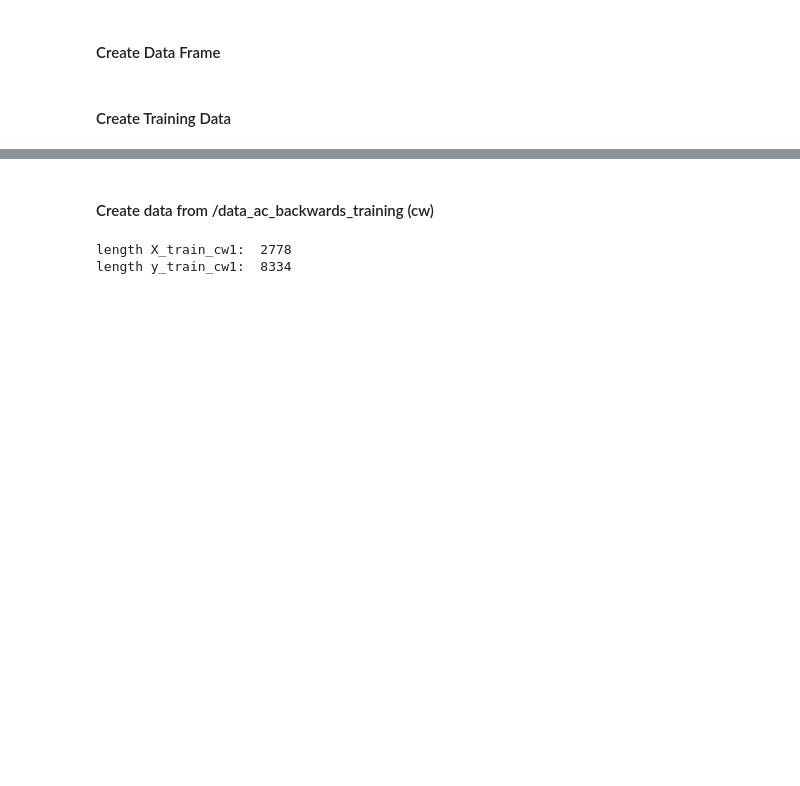
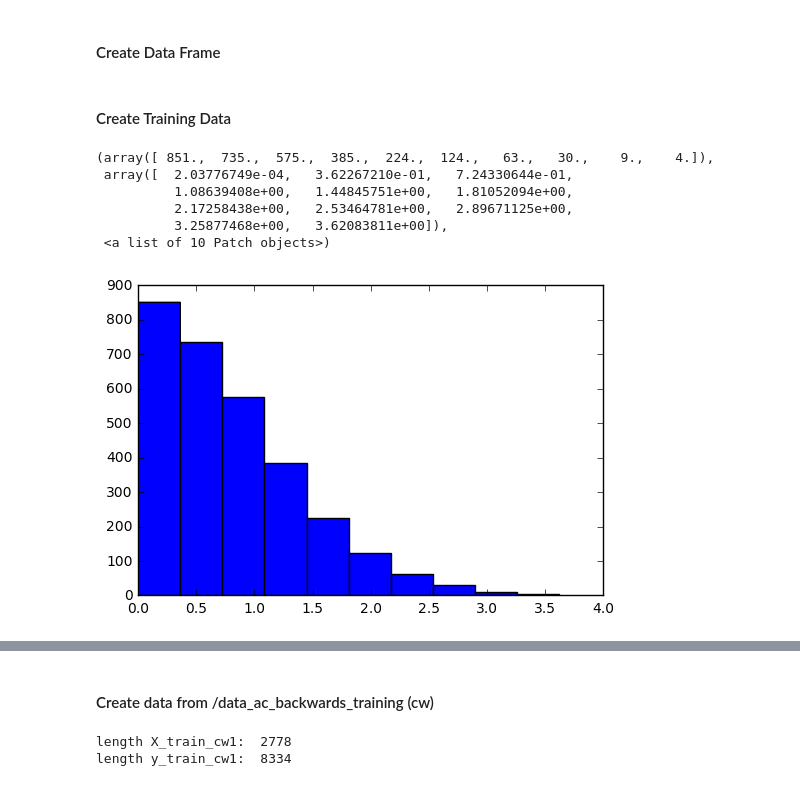
Before and after one commit to JonathanCMitchell/CarND-Behavioral-Cloning-P3, a Jupyter notebook: data_acquisition.ipynb, the cells around one changed output, grey strips where cells are left out. Saved outputs shown, nothing was run; the diff lists cells and outputs as text; code cells hidden in the pictures; blank space fills up the shorter version.

```diff
--- a/data_acquisition.ipynb
+++ b/data_acquisition.ipynb
@@ -29,3 +33,14 @@ def createDataFrame(data_path):
     return data_frame
 # %% [markdown]
 #### Create Training Data
+# %%
+n = abs(abs(np.random.normal(size = 3000)))
+plt.hist(n)
+# %% [output]
+(array([ 851.,  735.,  575.,  385.,  224.,  124.,   63.,   30.,    9.,    4.]),
+ array([  2.03776749e-04,   3.62267210e-01,   7.24330644e-01,
+          1.08639408e+00,   1.44845751e+00,   1.81052094e+00,
+          2.17258438e+00,   2.53464781e+00,   2.89671125e+00,
+          3.25877468e+00,   3.62083811e+00]),
+ <a list of 10 Patch objects>)
+[figure, added]
```
Also changed, not shown: parts of 29 cells of this notebook.
